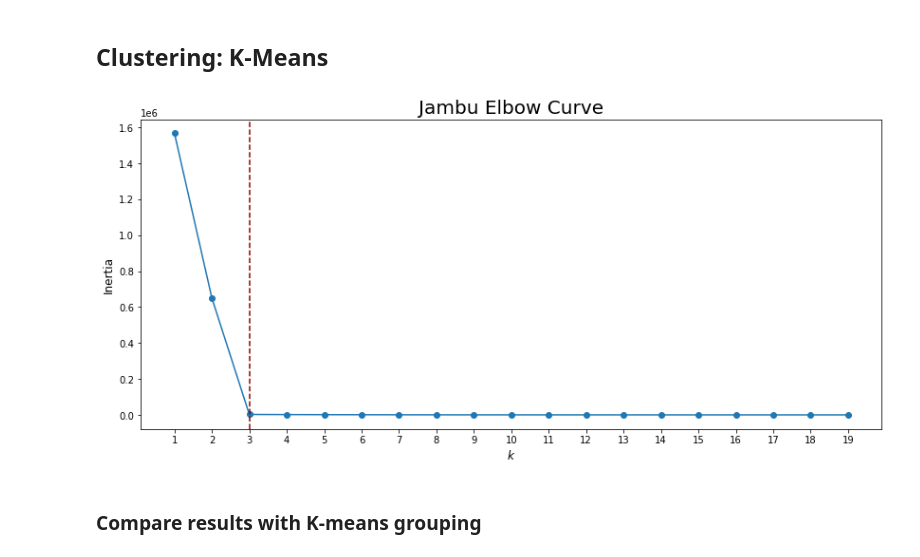
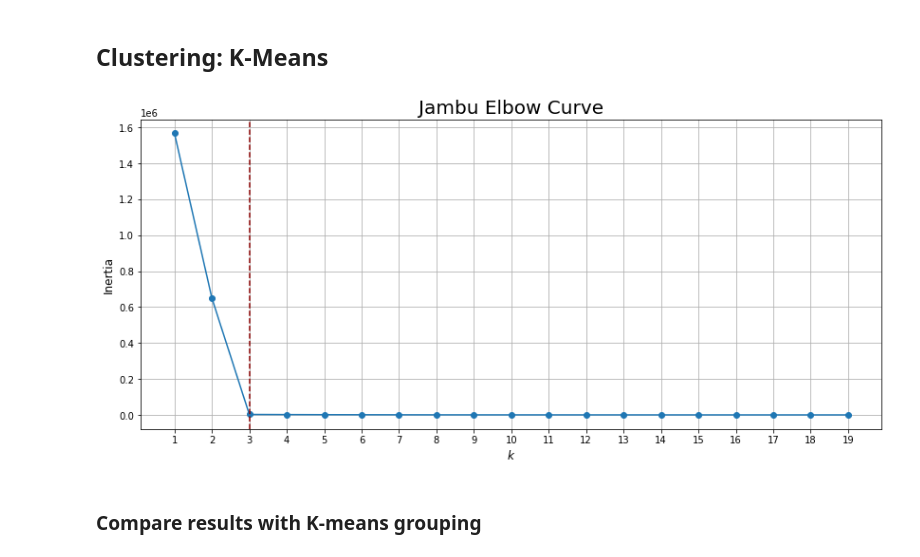
Before and after one commit to argrecsys/arg-classifier, a Jupyter notebook: code/DataAnalytics/src/analysis-lda-kmens.ipynb, the cells around one changed output. Drawn from its saved outputs; the diff is of its cells as text; code cells hidden in the pictures.

```diff
--- a/code/DataAnalytics/src/analysis-lda-kmens.ipynb
+++ b/code/DataAnalytics/src/analysis-lda-kmens.ipynb
@@ -81,7 +81,7 @@ def apply_lda(data, labels, std, n):
 
     enc = LabelEncoder()
     label_encoder = enc.fit(labels)
-    y = label_encoder.transform(labels) + 1
+    y = label_encoder.transform(labels)
 
     # Create a DataFrame from PCA
     lda = LDA(n_components=n)
@@ -92,9 +92,9 @@ def apply_lda(data, labels, std, n):
 
     return lda_df, lda_variance
 # %%
-# Apply the PCA algorithm
-n_components = 2
+# Apply the PCA algorith
 labels = raw_data["label"]
+n_components = len(set(labels)) - 1
 lda_df, lda_var = apply_lda(num_data, labels, False, n_components)
 print(n_components)
 # %% [output]
@@ -157,15 +158,16 @@ inertias = [model.inertia_ for model in kmeans_per_k]
 # %%
 # Plot the results
 plt.figure(figsize=(14, 6))
 plt.plot(k_range, inertias, marker='o')
-plt.axvline(x = 3, color = "#8b0000", linestyle = "--")
+plt.axvline(x=3, color="#8b0000", linestyle="--")
 plt.xticks(np.arange(1, 20, 1))
-plt.xlabel("$k$", fontsize = 12)
-plt.ylabel("Inertia", fontsize = 12)
-plt.title("Jambu Elbow Curve", fontsize = 20)
+plt.xlabel("$k$", fontsize=12)
+plt.ylabel("Inertia", fontsize=12)
+plt.title("Jambu Elbow Curve", fontsize=20)
+plt.grid(True)
 plt.show()
 # %% [output]
-[figure, old version]
+[figure, new version]
 # %% [markdown]
 ### Compare results with K-means grouping
 # %%
```
Also changed, not shown: parts of 4 cells of this notebook, 5 other files.
